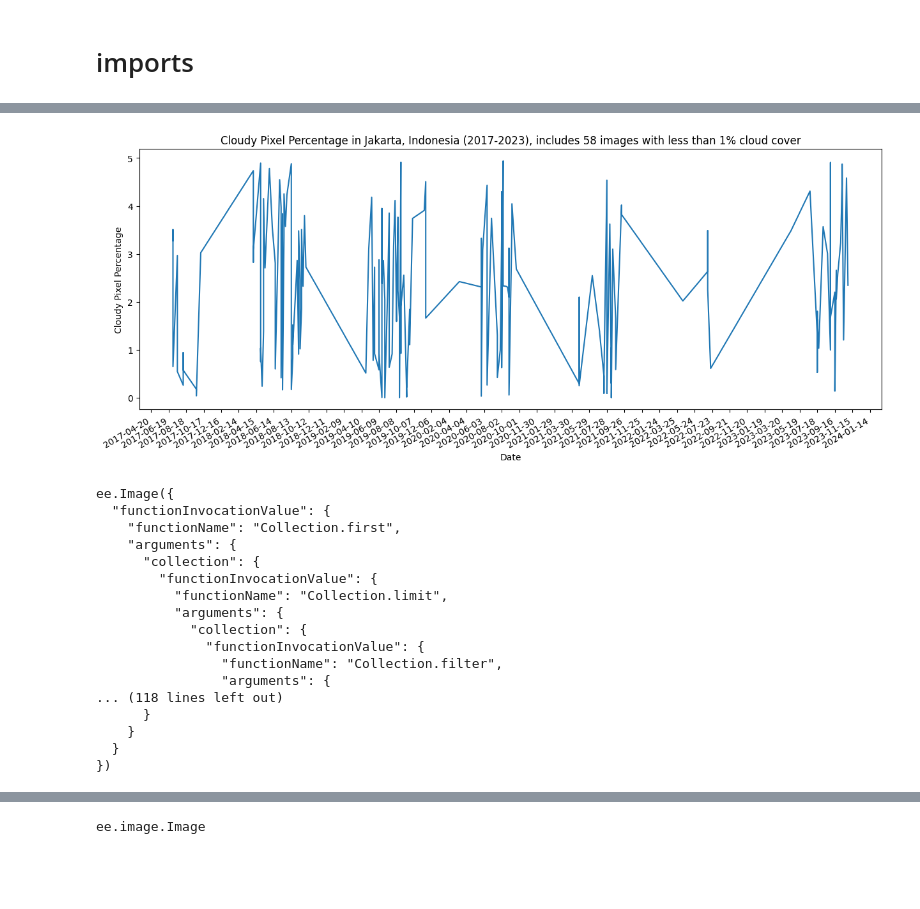
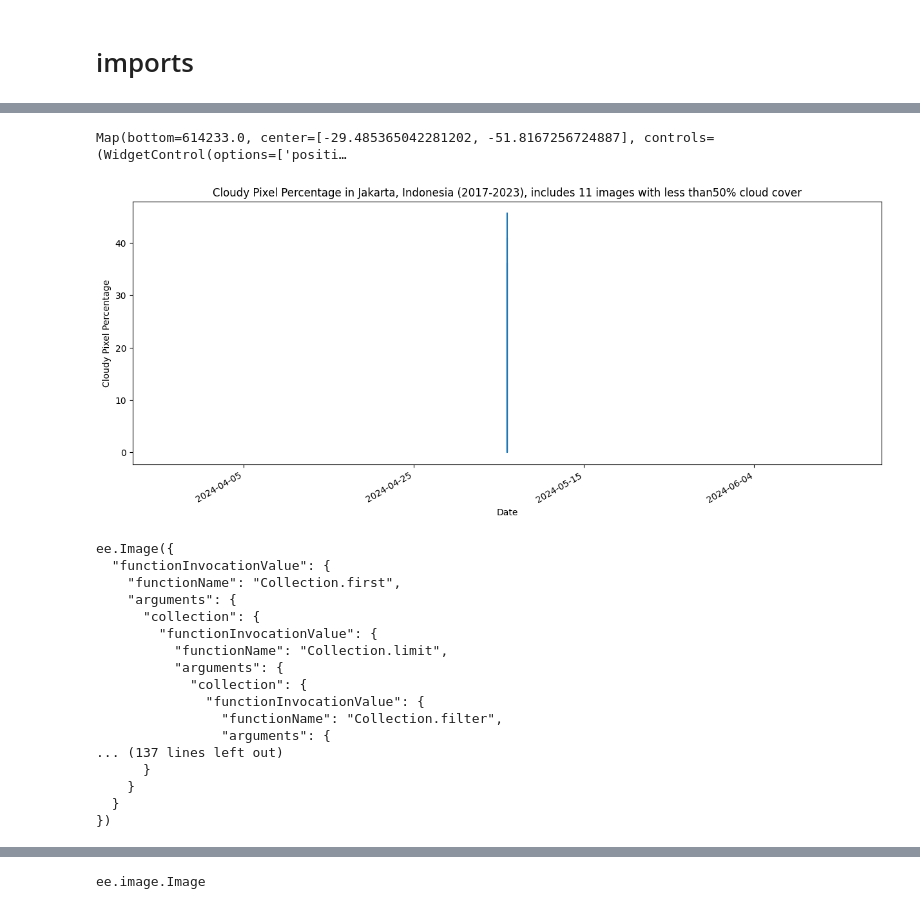
Before and after one commit to alexandrepereiraarq/rs_floods_2024, a Jupyter notebook: notebooks/01_get_sentinel_gee.ipynb, the cells around one changed output, grey strips where cells are left out. Saved outputs shown, nothing was run; the diff lists cells and outputs as text; code cells hidden in the pictures; blank space fills up the shorter version.

```diff
--- a/notebooks/01_get_sentinel_gee.ipynb
+++ b/notebooks/01_get_sentinel_gee.ipynb
@@ -66,10 +66,8 @@ NASADEM: NASA NASADEM Digital Elevation 30m
 # imports
 # %%
 #input a vector and a raster file
-AOI_path = Path('../../data/processed/')
-#AOI_file = 'MAN_LIM_BoundingBox_AOI_A.shp' #Manila
-AOI_file = 'JAK_LIM_BoundingBox_AOI_A.shp' #Jakarta
-#AOI_file = 'MUM_LIM_BoundingBox_AOI_A.shp' #Mumbai
+AOI_path = Path('../data/processed/')
+AOI_file = 'LIM_rs_floods_2024_bbox_A.shp'
 
 AOI_gdf = gpd.read_file(AOI_path/AOI_file)
 
@@ -86,41 +98,54 @@ aoi_crs = AOI_gdf.crs.to_epsg()
+# %%
+rgbVis = {
+  'min': 0,
+  'max': 3000,
+  'bands': ['B4', 'B3', 'B2'],
+}
+
+Map.addLayer(image, rgbVis, 'Sentinel-2')
+Map.setCenter(coi.coordinates().getInfo()[0],coi.coordinates().getInfo()[1], 9)
+Map
+# %% [output]
+Map(bottom=614233.0, center=[-29.485365042281202, -51.8167256724887], controls=(WidgetControl(options=['positi…
 # %%
+pct = 50
 # Define your ImageCollection #S2_SR_HARMONIZED or S2
 sentinel2 = ee.ImageCollection("COPERNICUS/S2") \
     .filterBounds(roi) \
-    .filterDate('2017-06-01','2023-12-01') \
-    .filter(ee.Filter.lt('CLOUDY_PIXEL_PERCENTAGE', 5))
+    .filterDate('2024-05-05','2024-05-07') \
+    .filter(ee.Filter.lt('CLOUDY_PIXEL_PERCENTAGE', pct))
 
 # Get the list of dates
 dates = sentinel2.aggregate_array('system:time_start').map(lambda time_start: ee.Date(time_start).format('YYYY-MM-dd')).getInfo()
 
 # Get the list of CLOUDY_PIXEL_PERCENTAGE values
 cloudy_pixel_percentage_list = sentinel2.reduceColumns(ee.Reducer.toList(), ["CLOUDY_PIXEL_PERCENTAGE"]).get('list')
 
 # Convert to Python list
 cloudy_pixel_percentage_py_list = ee.List(cloudy_pixel_percentage_list).getInfo()
 
 # Convert dates to datetime objects
 dates = [mdates.datestr2num(date) for date in dates]
 
 # Filter the ImageCollection based on CLOUDY_PIXEL_PERCENTAGE < 1
-filtered_collection = sentinel2.filter(ee.Filter.lt('CLOUDY_PIXEL_PERCENTAGE', 1))
+filtered_collection = sentinel2.filter(ee.Filter.lt('CLOUDY_PIXEL_PERCENTAGE', pct))
 
 # Get the list of dates
 filtered_dates = filtered_collection.aggregate_array('system:time_start').map(lambda time_start: ee.Date(time_start).format('YYYY-MM-dd')).getInfo()
 
 # Plot the data
 plt.figure(figsize=(15, 6))
 plt.plot_date(dates, cloudy_pixel_percentage_py_list, '-')
-title_str = 'Cloudy Pixel Percentage in Jakarta, Indonesia (2017-2023), includes '+str(len(filtered_dates))+' images with less than 1% cloud cover'
+title_str = 'Cloudy Pixel Percentage in Jakarta, Indonesia (2017-2023), includes '+str(len(filtered_dates))+' images with less than'+str(pct)+ '% cloud cover'
 plt.title(title_str)
 plt.xlabel('Date')
 plt.ylabel('Cloudy Pixel Percentage')
 plt.gca().xaxis.set_major_formatter(mdates.DateFormatter('%Y-%m-%d'))
-plt.gca().xaxis.set_major_locator(mdates.DayLocator(interval=60))  # set interval = 60 days
+plt.gca().xaxis.set_major_locator(mdates.DayLocator(interval=20))  # set interval = 60 days
 plt.gcf().autofmt_xdate()  # rotate and align the x labels
 plt.show()
 # %% [output]
-[figure, old version]
+[figure, new version]
 # %%
 min_cloud_image = filtered_collection.sort('CLOUDY_PIXEL_PERCENTAGE').first()
 print(min_cloud_image)
@@ -137,7 +162,7 @@ ee.Image({
               "functionInvocationValue": {
                 "functionName": "Collection.filter",
                 "arguments": {
-... (118 lines left out)
+... (137 lines left out)
       }
     }
   }
```
Also changed, not shown: parts of 4 cells of this notebook.
